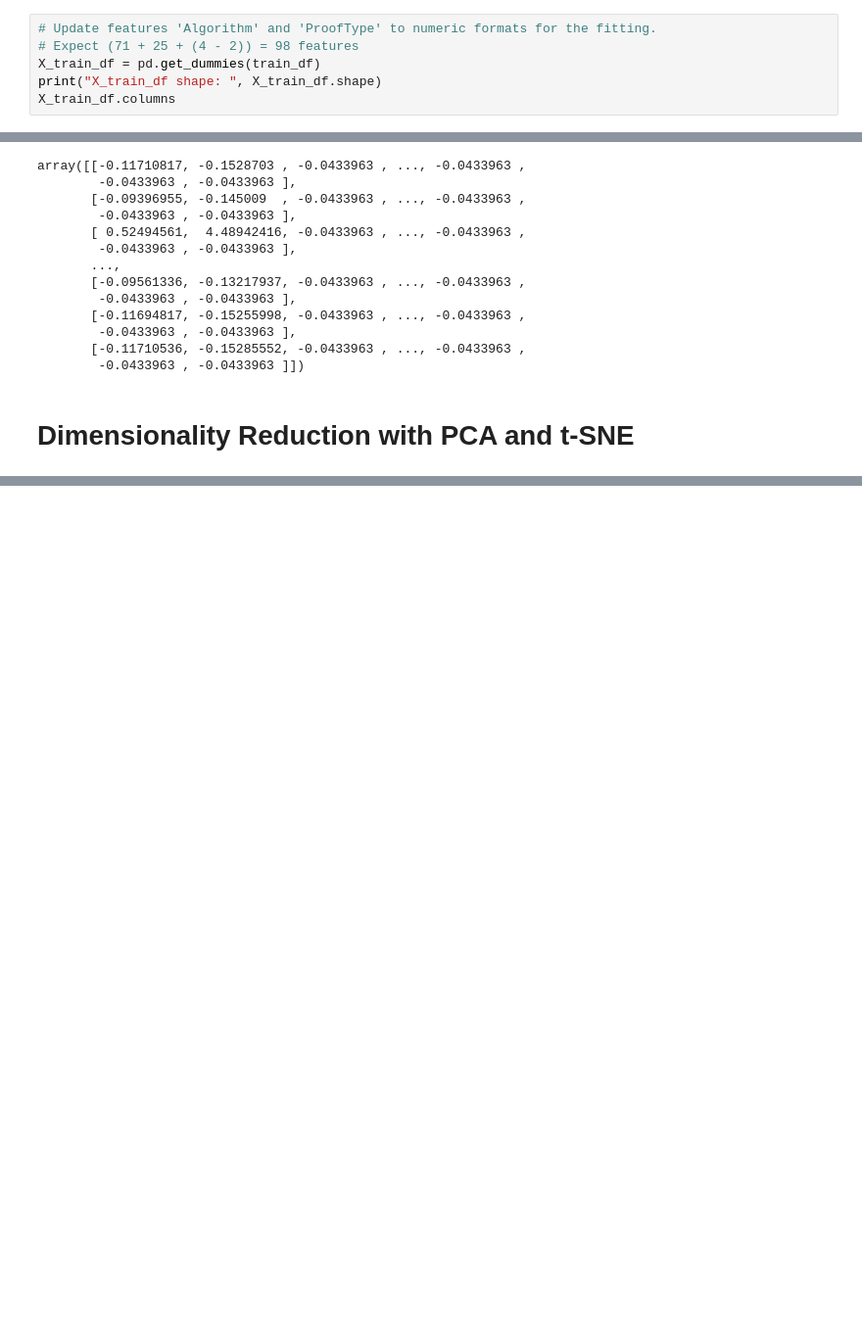
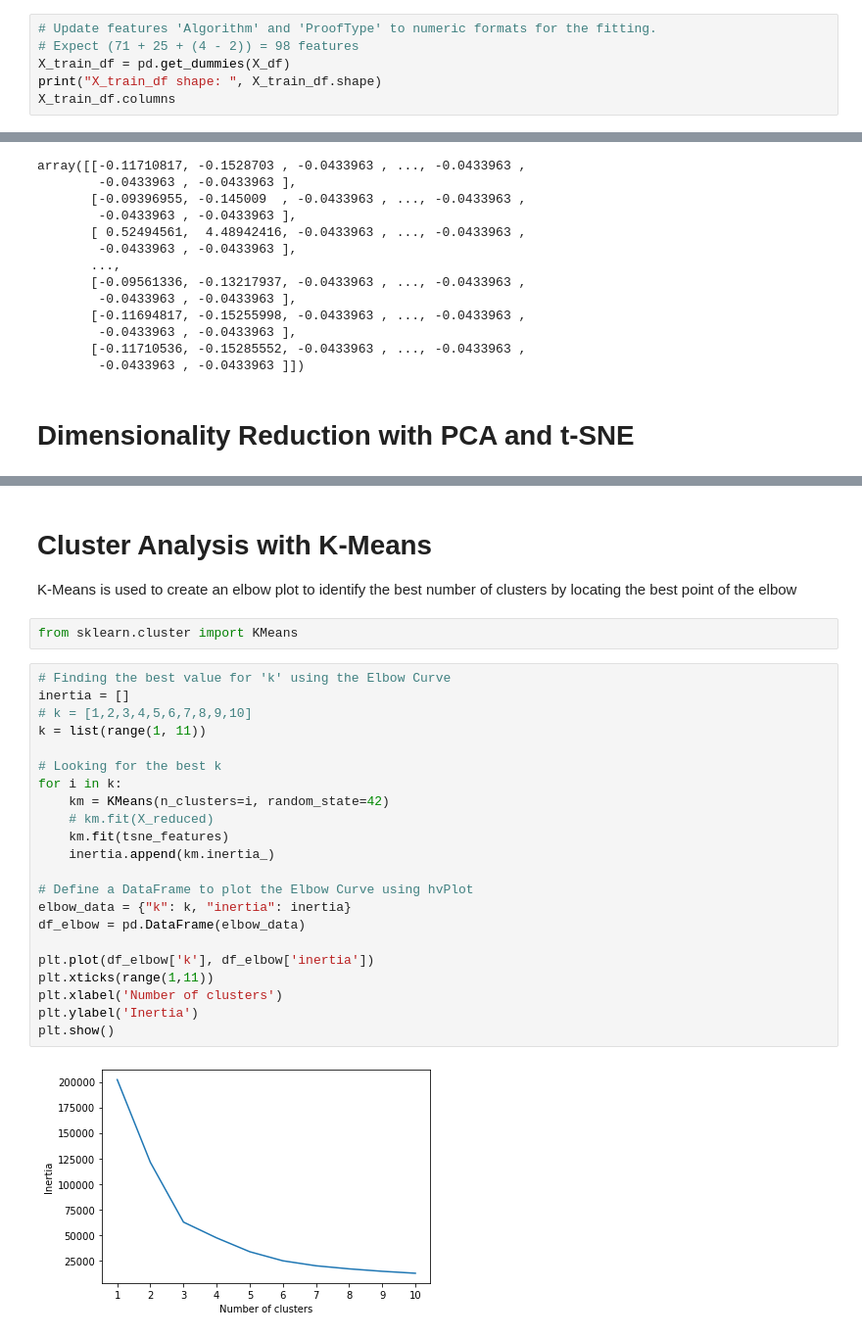
Before and after one commit to githotirado/cryptocurrency-clusters, a Jupyter notebook: Cryptocurrency Clustering.ipynb, the cells around one changed output, grey strips where cells are left out. Shown at 98% size. Drawn from its saved outputs; the diff is of its cells as text; blank space fills up the shorter version.

```diff
--- a/Cryptocurrency Clustering.ipynb
+++ b/Cryptocurrency Clustering.ipynb
@@ -86,7 +86,7 @@ print(train_df['Algorithm'].nunique(), train_df['ProofType'].nunique())
 # %%
 # Update features 'Algorithm' and 'ProofType' to numeric formats for the fitting.
 # Expect (71 + 25 + (4 - 2)) = 98 features
-X_train_df = pd.get_dummies(train_df)
+X_train_df = pd.get_dummies(X_df)
 print("X_train_df shape: ", X_train_df.shape)
 X_train_df.columns
 # %% [output]
@@ -135,0 +182,29 @@ array([[-0.11710817, -0.1528703 , -0.0433963 , ..., -0.0433963 ,
+# %% [markdown]
+# Cluster Analysis with K-Means
+K-Means is used to create an elbow plot to identify the best number of clusters by locating the best point of the elbow
+# %%
+from sklearn.cluster import KMeans
+# %%
+# Finding the best value for 'k' using the Elbow Curve
+inertia = []
+# k = [1,2,3,4,5,6,7,8,9,10]
+k = list(range(1, 11))
+
+# Looking for the best k
+for i in k:
+    km = KMeans(n_clusters=i, random_state=42)
+    # km.fit(X_reduced)
+    km.fit(tsne_features)
+    inertia.append(km.inertia_)
+
+# Define a DataFrame to plot the Elbow Curve using hvPlot
+elbow_data = {"k": k, "inertia": inertia}
+df_elbow = pd.DataFrame(elbow_data)
+
+plt.plot(df_elbow['k'], df_elbow['inertia'])
+plt.xticks(range(1,11))
+plt.xlabel('Number of clusters')
+plt.ylabel('Inertia')
+plt.show()
+# %% [output]
+[figure, added]
```
Also changed, not shown: parts of 17 cells of this notebook, 1 other file.
